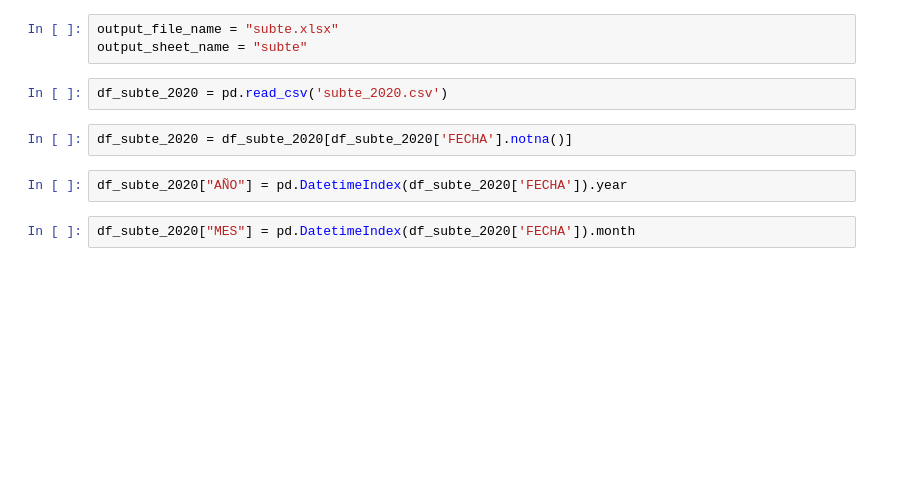
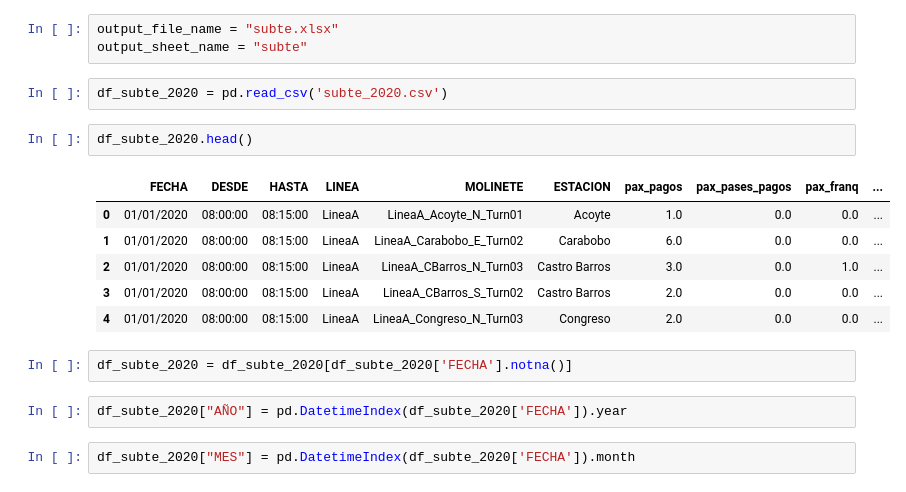
Before and after one commit to fernandorgonzalez/cursos-eant-python_data_analytics-proyecto, a Jupyter notebook: subte.ipynb, the cells around one changed output. Drawn from its saved outputs; the diff is of its cells as text; blank space fills up the shorter version.

```diff
--- a/subte.ipynb
+++ b/subte.ipynb
@@ -7,6 +5,15 @@ output_file_name = "subte.xlsx"
 output_sheet_name = "subte"
 # %%
 df_subte_2020 = pd.read_csv('subte_2020.csv')
+# %%
+df_subte_2020.head()
+# %% [output]
+|  | FECHA | DESDE | HASTA | LINEA | MOLINETE | ESTACION | pax_pagos | pax_pases_pagos | pax_franq | ... |
+| 0 | 01/01/2020 | 08:00:00 | 08:15:00 | LineaA | LineaA_Acoyte_N_Turn01 | Acoyte | 1.0 | 0.0 | 0.0 | ... |
+| 1 | 01/01/2020 | 08:00:00 | 08:15:00 | LineaA | LineaA_Carabobo_E_Turn02 | Carabobo | 6.0 | 0.0 | 0.0 | ... |
+| 2 | 01/01/2020 | 08:00:00 | 08:15:00 | LineaA | LineaA_CBarros_N_Turn03 | Castro Barros | 3.0 | 0.0 | 1.0 | ... |
+| 3 | 01/01/2020 | 08:00:00 | 08:15:00 | LineaA | LineaA_CBarros_S_Turn02 | Castro Barros | 2.0 | 0.0 | 0.0 | ... |
+| 4 | 01/01/2020 | 08:00:00 | 08:15:00 | LineaA | LineaA_Congreso_N_Turn03 | Congreso | 2.0 | 0.0 | 0.0 | ... |
 # %%
 df_subte_2020 = df_subte_2020[df_subte_2020['FECHA'].notna()]
 # %%
```
Also changed, not shown: parts of 7 cells of this notebook, 4 other files.
